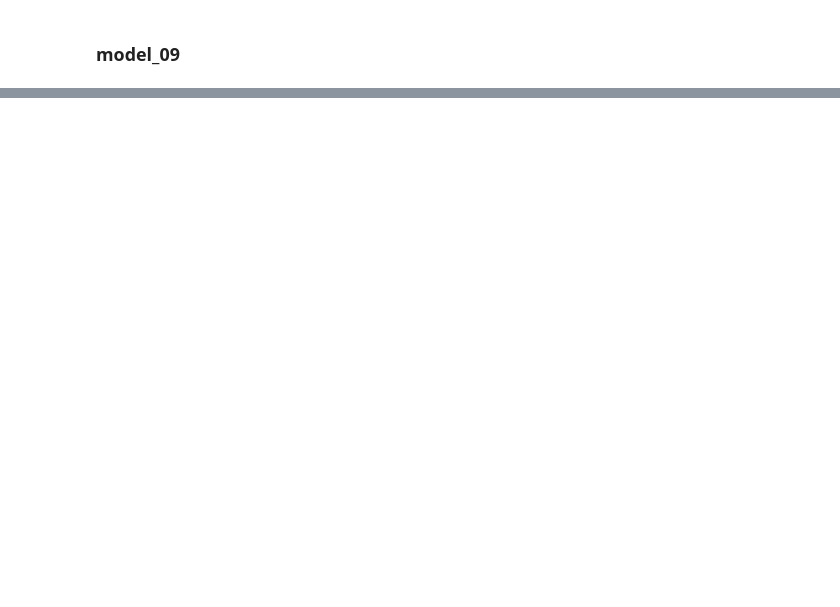
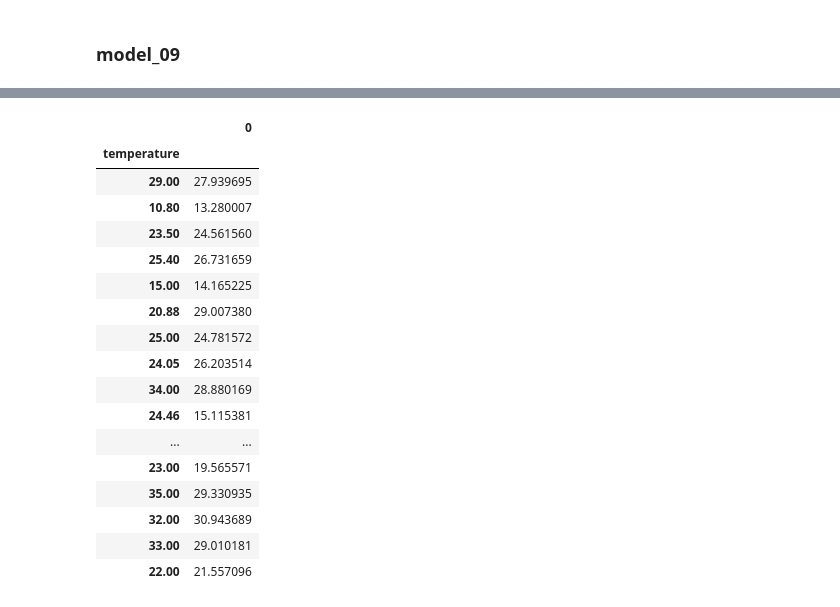
Before and after one commit to adijams01/thermo_regression_01, a Jupyter notebook: Thermo_regression_02.ipynb, the cells around one changed output, grey strips where cells are left out. Saved outputs shown, nothing was run; the diff lists cells and outputs as text; code cells hidden in the pictures; blank space fills up the shorter version.

```diff
--- a/Thermo_regression_02.ipynb
+++ b/Thermo_regression_02.ipynb
@@ -484,0 +485,2 @@ plt.xlabel("epochs");
+# %%
+y_preds = model_08.predict(x_test_normal)
@@ -484,0 +509,22 @@ plt.xlabel("epochs");
+# %%
+import pandas as pd
+pd.DataFrame(y_preds,y_test)
+# %% [output]
+|  | 0 |
+| temperature |  |
+| 29.00 | 27.939695 |
+| 10.80 | 13.280007 |
+| 23.50 | 24.561560 |
+| 25.40 | 26.731659 |
+| 15.00 | 14.165225 |
+| 20.88 | 29.007380 |
+| 25.00 | 24.781572 |
+| 24.05 | 26.203514 |
+| 34.00 | 28.880169 |
+| 24.46 | 15.115381 |
+| ... | ... |
+| 23.00 | 19.565571 |
+| 35.00 | 29.330935 |
+| 32.00 | 30.943689 |
+| 33.00 | 29.010181 |
+| 22.00 | 21.557096 |
```
Also changed, not shown: parts of 21 cells of this notebook.
